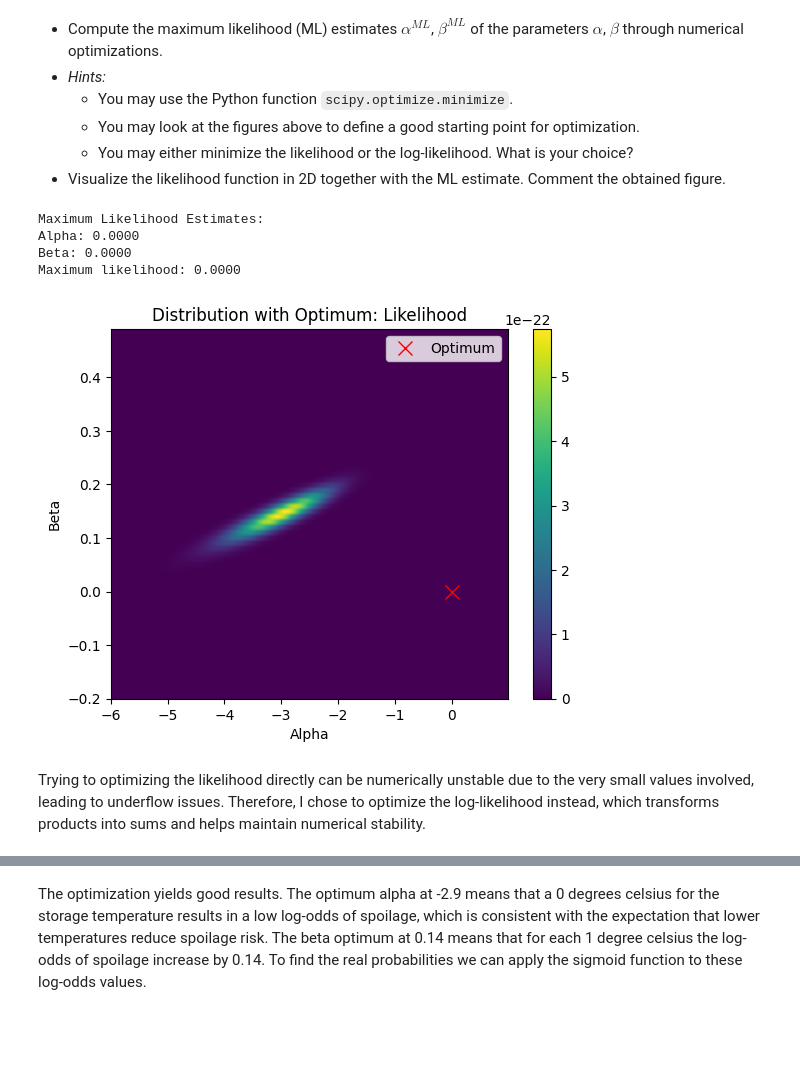
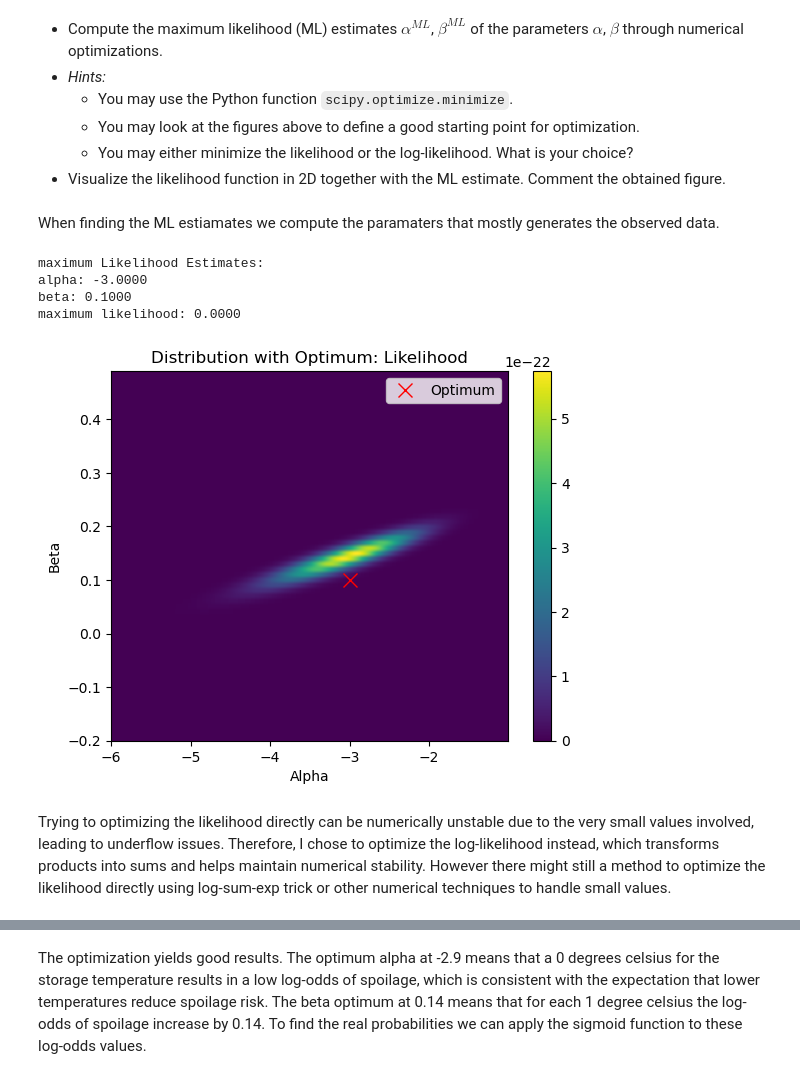
Before and after one commit to FedericoGritti/probabilistic_mushroom_spoilage_model, a Jupyter notebook: carnio_gritti.ipynb, the cells around one changed output, grey strips where cells are left out. Cells and saved outputs as stored; diff of their text form; code cells hidden in the pictures; blank space fills up the shorter version.

```diff
--- a/carnio_gritti.ipynb
+++ b/carnio_gritti.ipynb
@@ -171,7 +171,9 @@ def likelihood(alpha, beta):
     likelihood_val = 1.0
     for i in range(len(x_vals)):
         p_i = sigmoid(alpha + beta * x_vals[i])
+        p_i = np.clip(p_i, 1e-15, 1-1e-15)
         likelihood_val *= (p_i**y_vals[i]) * ((1 - p_i)**(n_vals[i] - y_vals[i]))
+
     return likelihood_val
 def log_lik(alpha, beta):
     x_vals = df['StorageTemperature'].values
@@ -180,6 +182,8 @@ def log_lik(alpha, beta):
     log_lik_val = 0.0
     for i in range(len(x_vals)):
         p_i = sigmoid(alpha + beta * x_vals[i])
+        p_i = np.clip(p_i, 1e-15, 1-1e-15)
+
         log_lik_val += y_vals[i] * np.log(p_i) + (n_vals[i] - y_vals[i]) * np.log(1 - p_i)
     return log_lik_val
 
@@ -203,5 +207,13 @@ def create_meshgrid(alpha_range=(-5,1),beta_range=(-20,20), step=0.1):
     beta_vals=np.arange(beta_range[0], beta_range[1], step)
     a_prior, b_prior = np.meshgrid(alpha_vals, beta_vals)
     return a_prior, b_prior
+
+def create_grid_from_function(func, alpha_grid, beta_grid):
+  g = np.zeros_like(alpha_grid)
+  for i in range(alpha_grid.shape[0]):
+    for j in range(alpha_grid.shape[1]):
+      a, b = alpha_grid[i, j], beta_grid[i, j]
+      g[i, j] = func(a, b)
+  return g
 # %%
 def display_distribution(func, alpha_g, beta_g, func_name=''):
@@ -259,6 +265,8 @@ The prior is mildly informative, centering around (0,0) with lower variance alon
     * You may look at the figures above to define a good starting point for optimization.
     * You may either minimize the likelihood or the log-likelihood. What is your choice?
 * Visualize the likelihood function in 2D together with the ML estimate. Comment the obtained figure.
+# %% [markdown]
+When finding the ML estiamates we compute the paramaters that mostly generates the observed data.
 # %%
 from scipy.optimize import minimize
 
@@ -266,46 +274,42 @@ def optimize_function(func, initial_guess):
     result = minimize(func, initial_guess)
     return result.x, result.fun
 
 def display_distribution_with_optimum(func, alpha_g, beta_g, optimum, func_name=''):
-    grid = np.zeros_like( alpha_g )
-    for i in range(alpha_g.shape[0]):
-        for j in range(alpha_g.shape[1]):
-            grid[i, j] = func(alpha_g[i, j], beta_g[i, j])
+    grid = create_grid_from_function(func, alpha_g, beta_g)
     plt.figure()
     plt.imshow(grid[::-1], extent=(alpha_g.min(), alpha_g.max(), beta_g.min(), beta_g.max()), origin='lower', aspect='auto')
     plt.colorbar()
     plt.xlabel('Alpha')
     plt.ylabel('Beta')
     plt.title(f'Distribution with Optimum: {func_name}')
     plt.plot(optimum[0], optimum[1], 'rx', markersize=10, label='Optimum')
     plt.legend()
     plt.show()
-    return grid
 
-initial_guess = [0, 0]
+initial_guess = [-3, 0.1]
 opt_lik_params, opt_lik_value = optimize_function(lambda params: -likelihood(params[0], params[1]), initial_guess)
 
 print(f"maximum Likelihood Estimates:")
 print(f"alpha: {opt_lik_params[0]:.4f}")
 print(f"beta: {opt_lik_params[1]:.4f}")
 print(f"maximum likelihood: {-opt_lik_value:.4f}")
 
 alpha_range_min = min(-6, opt_lik_params[0] - 1)
 alpha_range_max = max(-1, opt_lik_params[0] + 1)
 beta_range_min = min(-0.2, opt_lik_params[1] - 0.1)
 beta_range_max = max(0.5, opt_lik_params[1] + 0.1)
 
 a_grid, b_grid = create_meshgrid(alpha_range=(alpha_range_min, alpha_range_max), beta_range=(beta_range_min, beta_range_max), step=0.01)
 display_distribution_with_optimum(likelihood, a_grid, b_grid, opt_lik_params, func_name='Likelihood')
 print()
 # %% [output]
-Maximum Likelihood Estimates:
-Alpha: 0.0000
-Beta: 0.0000
-Maximum likelihood: 0.0000
+maximum Likelihood Estimates:
+alpha: -3.0000
+beta: 0.1000
+maximum likelihood: 0.0000
-[figure, old version]
+[figure, new version]
 # %% [markdown]
-Trying to optimizing the likelihood directly can be numerically unstable due to the very small values involved, leading to underflow issues. Therefore, I chose to optimize the log-likelihood instead, which transforms products into sums and helps maintain numerical stability.
+Trying to optimizing the likelihood directly can be numerically unstable due to the very small values involved, leading to underflow issues. Therefore, I chose to optimize the log-likelihood instead, which transforms products into sums and helps maintain numerical stability. However there might still a method to optimize the likelihood directly using log-sum-exp trick or other numerical techniques to handle small values.
 # %%
 initial_guess = [0, 0]
 opt_lik_params, opt_lik_value = optimize_function(lambda params: -log_lik(params[0], params[1]), initial_guess)
```
Also changed, not shown: parts of 19 cells of this notebook.
